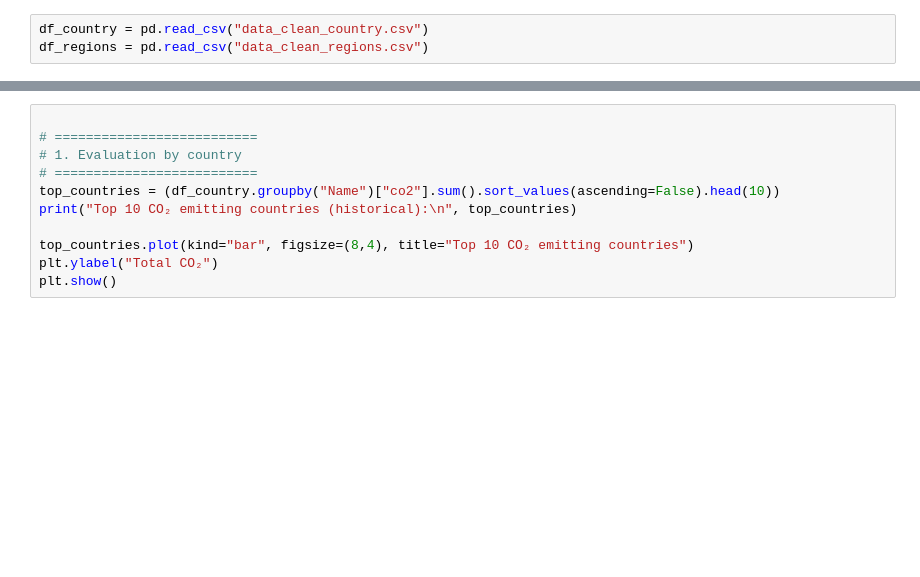
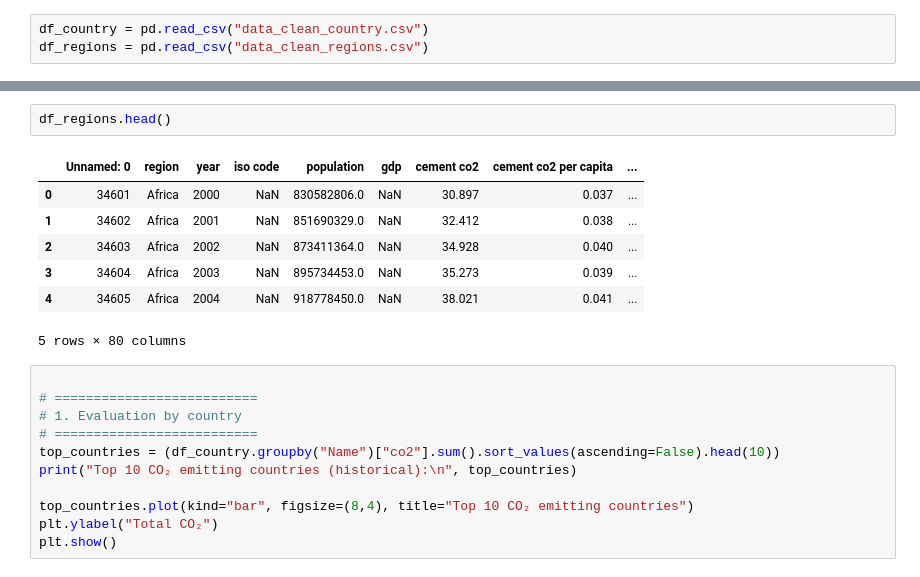
Before and after one commit to ana-nobre/Data-Driven-Insights-for-Multinationals-Global-CO2-Emissions, a Jupyter notebook: EDA/EDA_CO2.ipynb, the cells around one changed output, grey strips where cells are left out. Drawn from its saved outputs; the diff is of its cells as text; blank space fills up the shorter version.

```diff
--- a/EDA_CO2.ipynb
+++ b/EDA/EDA_CO2.ipynb
@@ -7,3 +17,13 @@ df_regions = pd.read_csv("data_clean_regions.csv")
+# %%
+df_regions.head()
+# %% [output]
+|  | Unnamed: 0 | region | year | iso code | population | gdp | cement co2 | cement co2 per capita | ... |
+| 0 | 34601 | Africa | 2000 | NaN | 830582806.0 | NaN | 30.897 | 0.037 | ... |
+| 1 | 34602 | Africa | 2001 | NaN | 851690329.0 | NaN | 32.412 | 0.038 | ... |
+| 2 | 34603 | Africa | 2002 | NaN | 873411364.0 | NaN | 34.928 | 0.040 | ... |
+| 3 | 34604 | Africa | 2003 | NaN | 895734453.0 | NaN | 35.273 | 0.039 | ... |
+| 4 | 34605 | Africa | 2004 | NaN | 918778450.0 | NaN | 38.021 | 0.041 | ... |
+5 rows × 80 columns
 # %%
 
 # ==========================
```
Also changed, not shown: parts of 1 cell of this notebook, 6 other files.
